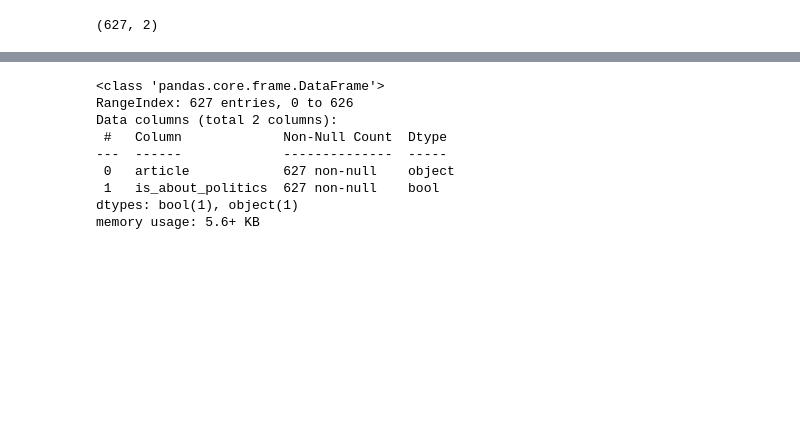
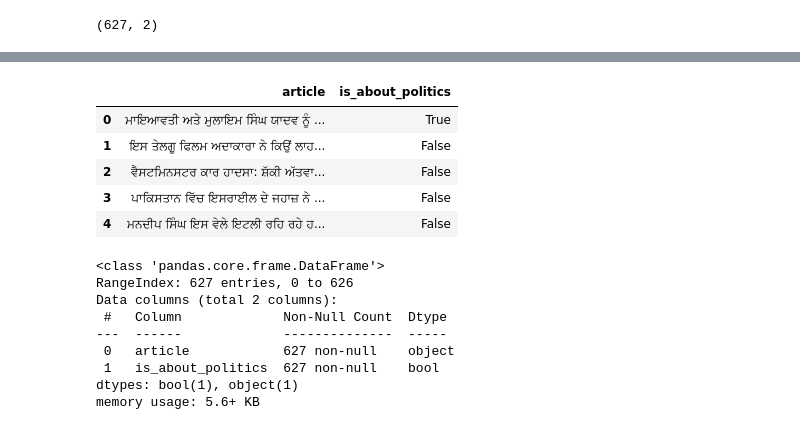
Before and after one commit to SinghYuvraj01/Punjabi-News-Detection-Politics-, a Jupyter notebook: Code.ipynb, the cells around one changed output, grey strips where cells are left out. Cells and saved outputs as stored; diff of their text form; code cells hidden in the pictures; blank space fills up the shorter version.

```diff
--- a/Code.ipynb
+++ b/Code.ipynb
@@ -50,3 +50,12 @@ data.sample(5)
+# %%
+data.head(5)
+# %% [output]
+|  | article | is_about_politics |
+| 0 | ਮਾਇਆਵਤੀ ਅਤੇ ਮੁਲਾਇਮ ਸਿੰਘ ਯਾਦਵ ਨੂੰ ... | True |
+| 1 | ਇਸ ਤੇਲਗੂ ਫਿਲਮ ਅਦਾਕਾਰਾ ਨੇ ਕਿਉਂ ਲਾਹ... | False |
+| 2 | ਵੈਸਟਮਿਨਸਟਰ ਕਾਰ ਹਾਦਸਾ: ਸ਼ੱਕੀ ਅੱਤਵਾ... | False |
+| 3 | ਪਾਕਿਸਤਾਨ ਵਿੱਚ ਇਸਰਾਈਲ ਦੇ ਜਹਾਜ਼ ਨੇ ... | False |
+| 4 | ਮਨਦੀਪ ਸਿੰਘ ਇਸ ਵੇਲੇ ਇਟਲੀ ਰਹਿ ਰਹੇ ਹ... | False |
 # %%
 # Checking the datatype of features
 data.info()
```
Also changed, not shown: parts of 14 cells of this notebook.
